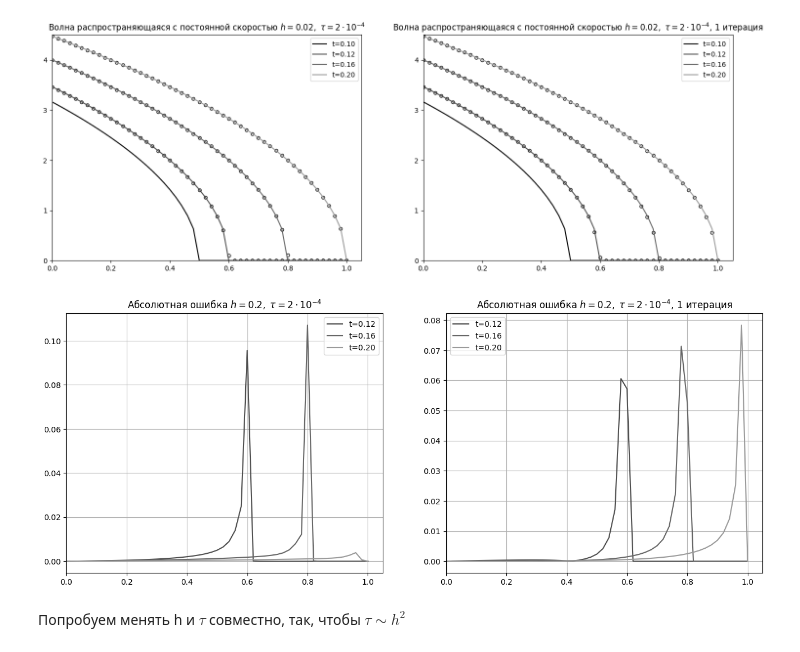
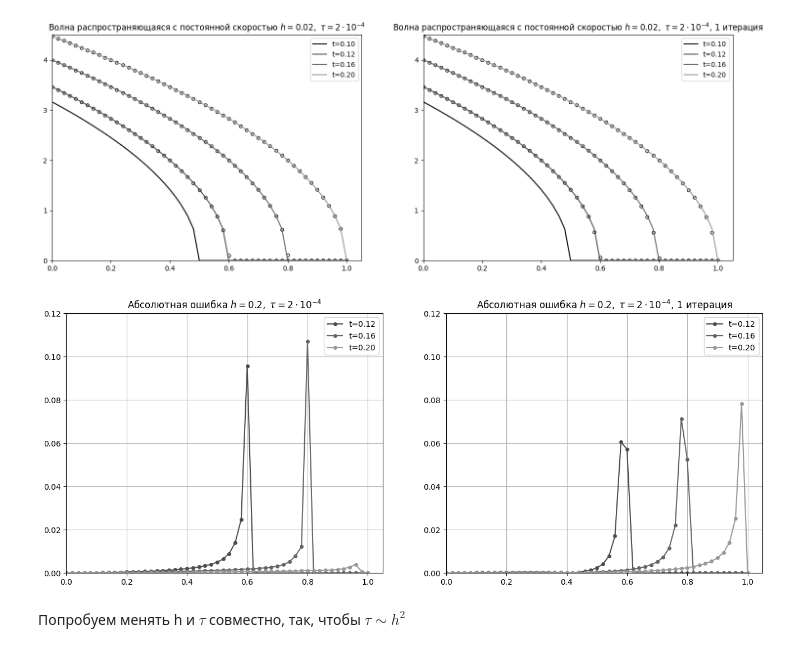
Before and after one commit to Xopppek/heat_equation, a Jupyter notebook: heat_equation.ipynb, the cells around one changed output. Saved outputs shown, nothing was run; the diff lists cells and outputs as text; code cells hidden in the pictures.

```diff
--- a/heat_equation.ipynb
+++ b/heat_equation.ipynb
@@ -194,34 +193,34 @@ plt.show()
 # %%
 fig = plt.figure(figsize=(16, 6))
 ax1 = fig.add_subplot(121)
 
 # Вычитаю t_0, потому что в решателе время отностиельное (относительно начала отсчета)
-ax1.plot(x, np.abs(u(x, 0.12) - solve_one_dim(u(x, t_0), h, tau, 0.12 - t_0, K, mu_l, mu_r, max_iterations=max_iter)), color='0.3', label='t=0.12')
-ax1.plot(x, np.abs(u(x, 0.16) - solve_one_dim(u(x, t_0), h, tau, 0.16 - t_0, K, mu_l, mu_r, max_iterations=max_iter)), color='0.4', label='t=0.16')
-ax1.plot(x, np.abs(u(x, 0.20) - solve_one_dim(u(x, t_0), h, tau, 0.20 - t_0, K, mu_l, mu_r, max_iterations=max_iter)), color='0.6', label='t=0.20')
+ax1.plot(x, np.abs(u(x, 0.12) - solve_one_dim(u(x, t_0), h, tau, 0.12 - t_0, K, mu_l, mu_r)), color='0.3', label='t=0.12', marker='o', ms=4)
+ax1.plot(x, np.abs(u(x, 0.16) - solve_one_dim(u(x, t_0), h, tau, 0.16 - t_0, K, mu_l, mu_r)), color='0.4', label='t=0.16', marker='o', ms=4)
+ax1.plot(x, np.abs(u(x, 0.20) - solve_one_dim(u(x, t_0), h, tau, 0.20 - t_0, K, mu_l, mu_r)), color='0.6', label='t=0.20', marker='o', ms=4)
 
-#ax1.set_ylim(0, 0.12)
+ax1.set_ylim(0, 0.12)
 ax1.set_xlim(0, 1.05)
 ax1.legend()
 ax1.set_title("Абсолютная ошибка $h = 0.2, \\ \\tau = 2\\cdot 10^{-4}$")
 ax1.grid(True)
 
 ax2 = fig.add_subplot(122)
 
 # Вычитаю t_0, потому что в решателе время отностиельное (относительно начала отсчета)
-ax2.plot(x, np.abs(u(x, 0.12) - solve_one_dim(u(x, t_0), h, tau, 0.12 - t_0, K, mu_l, mu_r, max_iterations=1)), color='0.3', label='t=0.12')
-ax2.plot(x, np.abs(u(x, 0.16) - solve_one_dim(u(x, t_0), h, tau, 0.16 - t_0, K, mu_l, mu_r, max_iterations=1)), color='0.4', label='t=0.16')
-ax2.plot(x, np.abs(u(x, 0.20) - solve_one_dim(u(x, t_0), h, tau, 0.20 - t_0, K, mu_l, mu_r, max_iterations=1)), color='0.6', label='t=0.20')
+ax2.plot(x, np.abs(u(x, 0.12) - solve_one_dim(u(x, t_0), h, tau, 0.12 - t_0, K, mu_l, mu_r, max_iterations=1)), color='0.3', label='t=0.12', marker='o', ms=4)
+ax2.plot(x, np.abs(u(x, 0.16) - solve_one_dim(u(x, t_0), h, tau, 0.16 - t_0, K, mu_l, mu_r, max_iterations=1)), color='0.4', label='t=0.16', marker='o', ms=4)
+ax2.plot(x, np.abs(u(x, 0.20) - solve_one_dim(u(x, t_0), h, tau, 0.20 - t_0, K, mu_l, mu_r, max_iterations=1)), color='0.6', label='t=0.20', marker='o', ms=4)
 
-#ax2.set_ylim(0, 0.12)
+ax2.set_ylim(0, 0.12)
 ax2.set_xlim(0, 1.05)
 ax2.legend()
 ax2.set_title("Абсолютная ошибка $h = 0.2, \\ \\tau = 2\\cdot 10^{-4}$, 1 итерация")
 ax2.grid(True)
 
 plt.show()
 # %% [output]
-[figure, old version]
+[figure, new version]
 # %% [markdown]
 Попробуем менять h и $\tau$ совместно, так, чтобы $\tau \sim h^2$
 # %%
```
Also changed, not shown: parts of 14 cells of this notebook.
